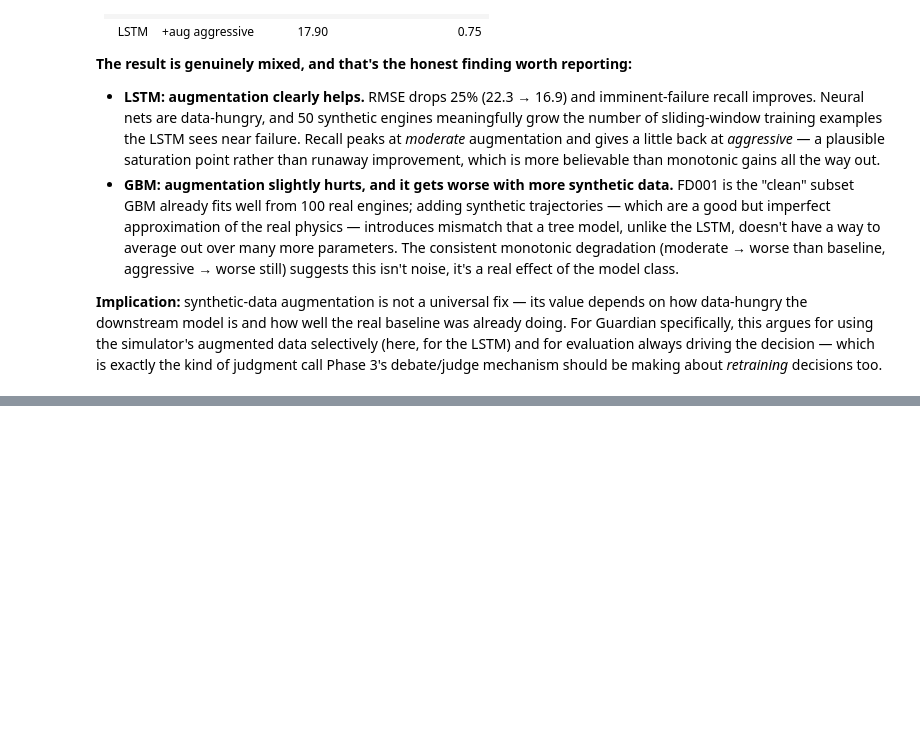
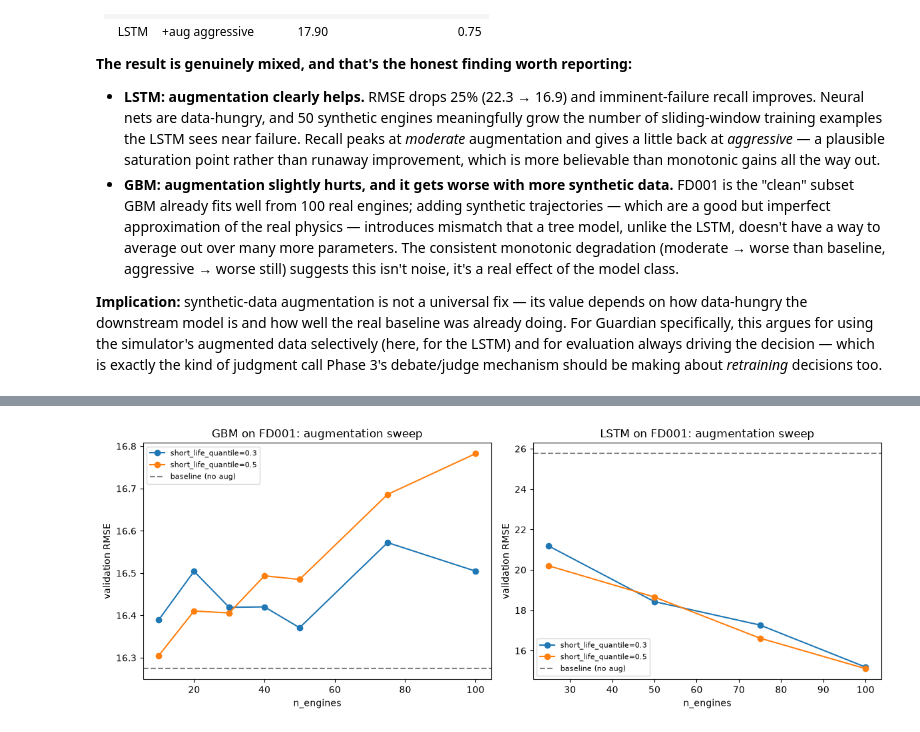
Before and after one commit to davemeeta/guardian, a Jupyter notebook: notebooks/02_simulator_and_augmentation.ipynb, the cells around one changed output, grey strips where cells are left out. Cells and saved outputs as stored; diff of their text form; code cells hidden in the pictures; blank space fills up the shorter version.

```diff
--- a/notebooks/02_simulator_and_augmentation.ipynb
+++ b/notebooks/02_simulator_and_augmentation.ipynb
@@ -173,0 +184,11 @@ judgment call Phase 3's debate/judge mechanism should be making about
+# %%
+import pandas as pd
+
+gbm_sweep = pd.read_csv("../outputs/sweep_gbm.csv")
+lstm_sweep = pd.read_csv("../outputs/sweep_lstm.csv")
+
+print("GBM: best 5 configs by validation RMSE")
+print(gbm_sweep.sort_values("val_rmse")[["n_engines", "short_life_quantile", "val_rmse", "val_recall"]].head())
+print()
+print("LSTM: best 5 configs by validation RMSE")
+print(lstm_sweep.sort_values("val_rmse")[["n_engines", "short_life_quantile", "val_rmse", "val_recall"]].head())
@@ -173,0 +231,20 @@ judgment call Phase 3's debate/judge mechanism should be making about
+# %%
+import matplotlib.pyplot as plt
+
+fig, axes = plt.subplots(1, 2, figsize=(12, 4.5))
+for ax, sweep, title, baseline_rmse in [
+    (axes[0], gbm_sweep, "GBM", gbm_sweep.loc[gbm_sweep["n_engines"] == 0, "val_rmse"].iloc[0]),
+    (axes[1], lstm_sweep, "LSTM", lstm_sweep.loc[lstm_sweep["n_engines"] == 0, "val_rmse"].iloc[0]),
+]:
+    aug = sweep[sweep["n_engines"] > 0]
+    for q, g in aug.groupby("short_life_quantile"):
+        g = g.sort_values("n_engines")
+        ax.plot(g["n_engines"], g["val_rmse"], marker="o", label=f"short_life_quantile={q}")
+    ax.axhline(baseline_rmse, color="gray", linestyle="--", label="baseline (no aug)")
+    ax.set_title(f"{title} on FD001: augmentation sweep")
+    ax.set_xlabel("n_engines")
+    ax.set_ylabel("validation RMSE")
+    ax.legend(fontsize=8)
+fig.tight_layout()
+# %% [output]
+[figure, added]
```
Also changed, not shown: parts of 4 cells of this notebook, 4 other files.
